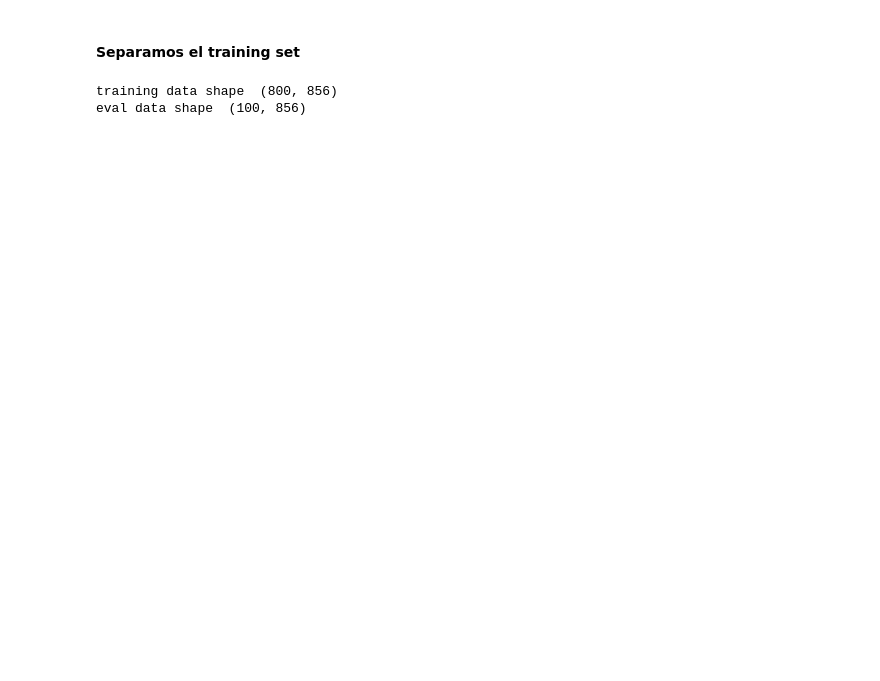
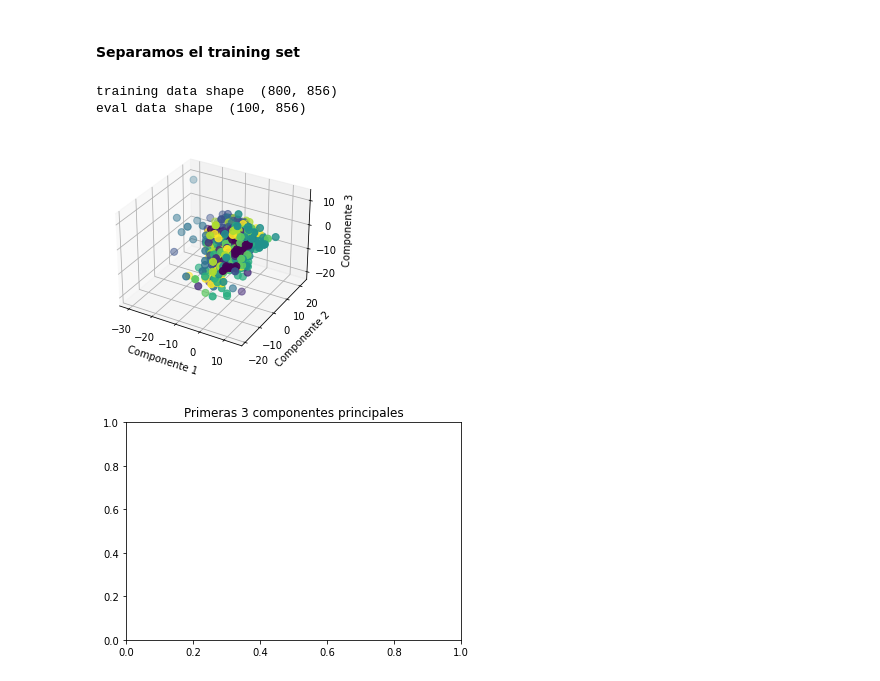
Before and after one commit to AlexONEX/2023-1C-RN-TP2, a Jupyter notebook: src/tp2.ipynb, the cells around one changed output. Drawn from its saved outputs; the diff is of its cells as text; code cells hidden in the pictures; blank space fills up the shorter version.

```diff
--- a/src/tp2.ipynb
+++ b/src/tp2.ipynb
@@ -63,7 +106,28 @@ print("training data shape ", training.shape)
 print("eval data shape ", evaluation.shape)
 
 #Normalizamos
-training = (training- np.mean(training, axis = 0))/ np.var(training)
+training = (training- np.mean(training, axis = 0))/ np.std(training)
 # %% [output]
 training data shape  (800, 856)
 eval data shape  (100, 856)
+# %%
+W_oja, o_oja  = oja_generalizada(training, 9, 0.000001, 2000)
+
+Y = training@W_oja
+# %%
+
+# Graficar los resultados en R^3
+fig = plt.figure()
+ax = fig.add_subplot(111, projection='3d')
+c = np.round(data_with_labels[training_idx,0])
+fig = plt.figure()
+ax.scatter(Y[:, 6], Y[:, 7], Y[:, 8], c = c, cmap='viridis', s=50)
+ax.set_xlabel('Componente 1')
+ax.set_ylabel('Componente 2')
+ax.set_zlabel('Componente 3')
+plt.title('Primeras 3 componentes principales')
+plt.savefig('oja1-3.png')
+plt.show()
+# %% [output]
+[figure, added]
+[figure, added]
```
Also changed, not shown: parts of 3 cells of this notebook.
